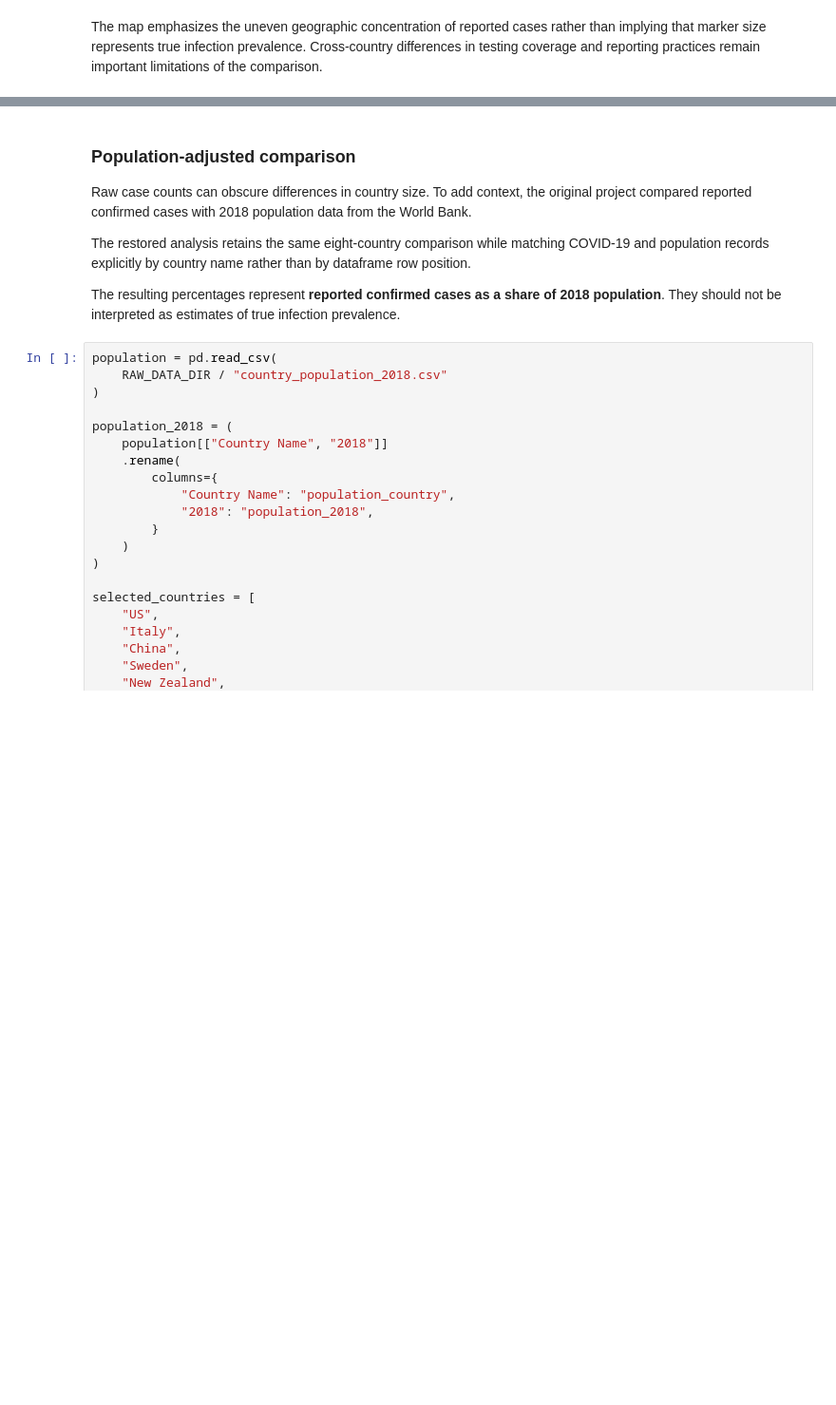
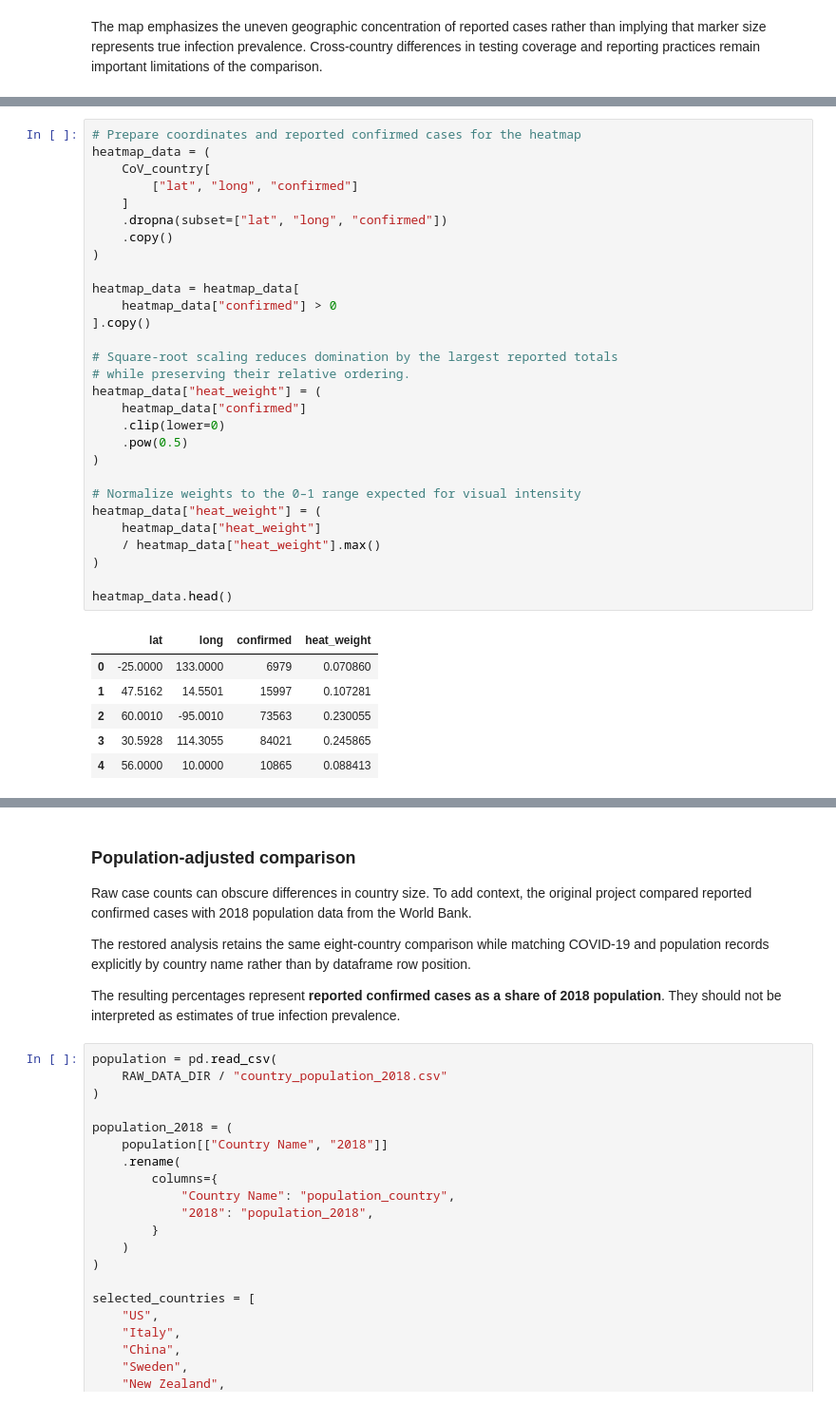
Before and after one commit to 19meghas/nyu-covid19-data-analysis, a Jupyter notebook: notebooks/01_restored_covid19_analysis.ipynb, the cells around one changed output, grey strips where cells are left out. Shown at 95% size. Cells and saved outputs as stored; diff of their text form; blank space fills up the shorter version.

```diff
--- a/notebooks/01_restored_covid19_analysis.ipynb
+++ b/notebooks/01_restored_covid19_analysis.ipynb
@@ -482,0 +959,36 @@ limitations of the comparison.
+# %%
+# Prepare coordinates and reported confirmed cases for the heatmap
+heatmap_data = (
+    CoV_country[
+        ["lat", "long", "confirmed"]
+    ]
+    .dropna(subset=["lat", "long", "confirmed"])
+    .copy()
+)
+
+heatmap_data = heatmap_data[
+    heatmap_data["confirmed"] > 0
+].copy()
+
+# Square-root scaling reduces domination by the largest reported totals
+# while preserving their relative ordering.
+heatmap_data["heat_weight"] = (
+    heatmap_data["confirmed"]
+    .clip(lower=0)
+    .pow(0.5)
+)
+
+# Normalize weights to the 0–1 range expected for visual intensity
+heatmap_data["heat_weight"] = (
+    heatmap_data["heat_weight"]
+    / heatmap_data["heat_weight"].max()
+)
+
+heatmap_data.head()
+# %% [output]
+|  | lat | long | confirmed | heat_weight |
+| 0 | -25.0000 | 133.0000 | 6979 | 0.070860 |
+| 1 | 47.5162 | 14.5501 | 15997 | 0.107281 |
+| 2 | 60.0010 | -95.0010 | 73563 | 0.230055 |
+| 3 | 30.5928 | 114.3055 | 84021 | 0.245865 |
+| 4 | 56.0000 | 10.0000 | 10865 | 0.088413 |
```
Also changed, not shown: parts of 50 cells of this notebook, 8 other files.
